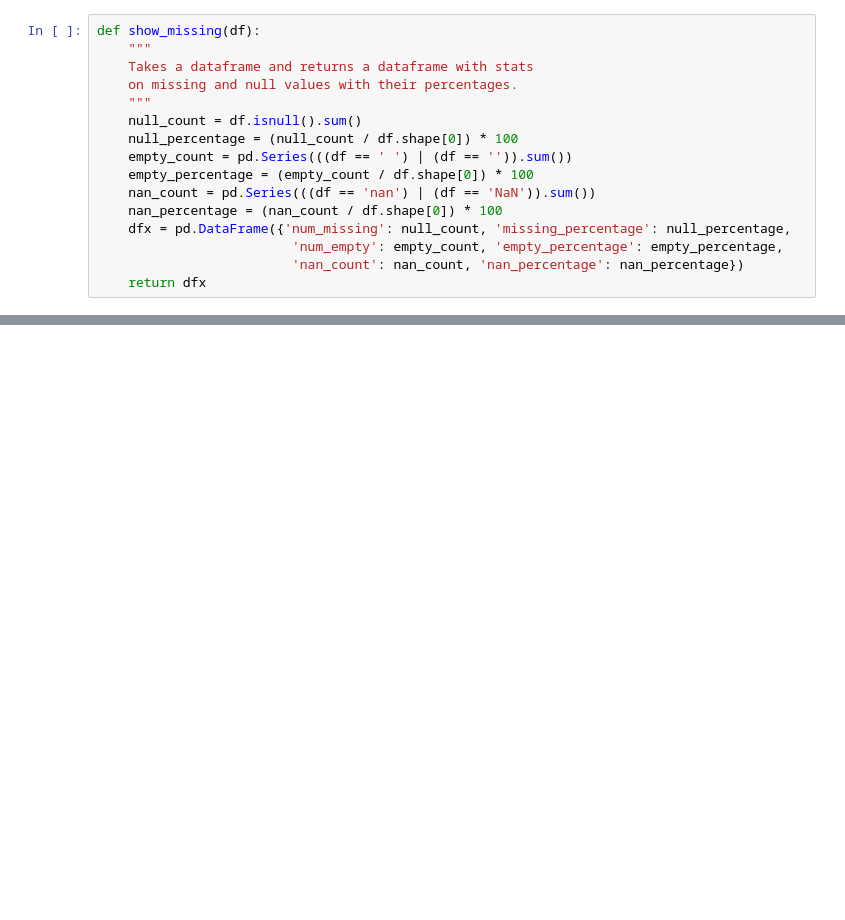
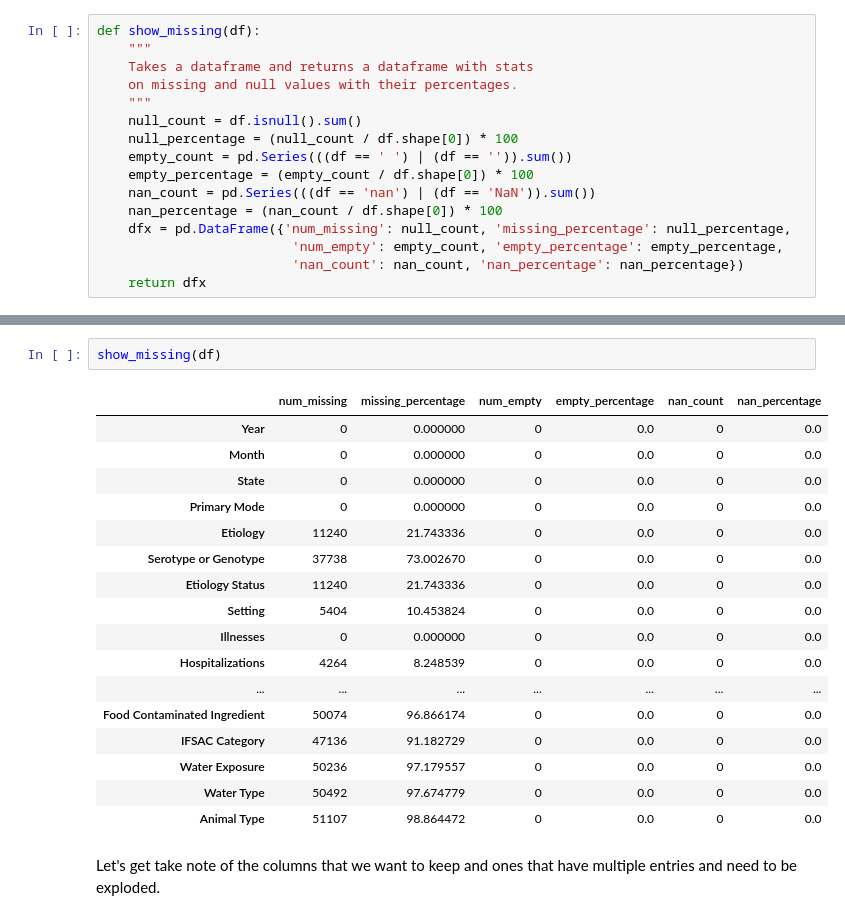
Before and after one commit to ecdedios/cdc-outbreaks, a Jupyter notebook: notebooks/00_initial_run.ipynb, the cells around one changed output, grey strips where cells are left out. Saved outputs shown, nothing was run; the diff lists cells and outputs as text; blank space fills up the shorter version.

```diff
--- a/notebooks/00_initial_run.ipynb
+++ b/notebooks/00_initial_run.ipynb
@@ -43,0 +187,22 @@ df.describe()
+# %%
+show_missing(df)
+# %% [output]
+|  | num_missing | missing_percentage | num_empty | empty_percentage | nan_count | nan_percentage |
+| Year | 0 | 0.000000 | 0 | 0.0 | 0 | 0.0 |
+| Month | 0 | 0.000000 | 0 | 0.0 | 0 | 0.0 |
+| State | 0 | 0.000000 | 0 | 0.0 | 0 | 0.0 |
+| Primary Mode | 0 | 0.000000 | 0 | 0.0 | 0 | 0.0 |
+| Etiology | 11240 | 21.743336 | 0 | 0.0 | 0 | 0.0 |
+| Serotype or Genotype | 37738 | 73.002670 | 0 | 0.0 | 0 | 0.0 |
+| Etiology Status | 11240 | 21.743336 | 0 | 0.0 | 0 | 0.0 |
+| Setting | 5404 | 10.453824 | 0 | 0.0 | 0 | 0.0 |
+| Illnesses | 0 | 0.000000 | 0 | 0.0 | 0 | 0.0 |
+| Hospitalizations | 4264 | 8.248539 | 0 | 0.0 | 0 | 0.0 |
+| ... | ... | ... | ... | ... | ... | ... |
+| Food Contaminated Ingredient | 50074 | 96.866174 | 0 | 0.0 | 0 | 0.0 |
+| IFSAC Category | 47136 | 91.182729 | 0 | 0.0 | 0 | 0.0 |
+| Water Exposure | 50236 | 97.179557 | 0 | 0.0 | 0 | 0.0 |
+| Water Type | 50492 | 97.674779 | 0 | 0.0 | 0 | 0.0 |
+| Animal Type | 51107 | 98.864472 | 0 | 0.0 | 0 | 0.0 |
+# %% [markdown]
+Let's get take note of the columns that we want to keep and ones that have multiple entries and need to be exploded.
```
Also changed, not shown: parts of 38 cells of this notebook.
